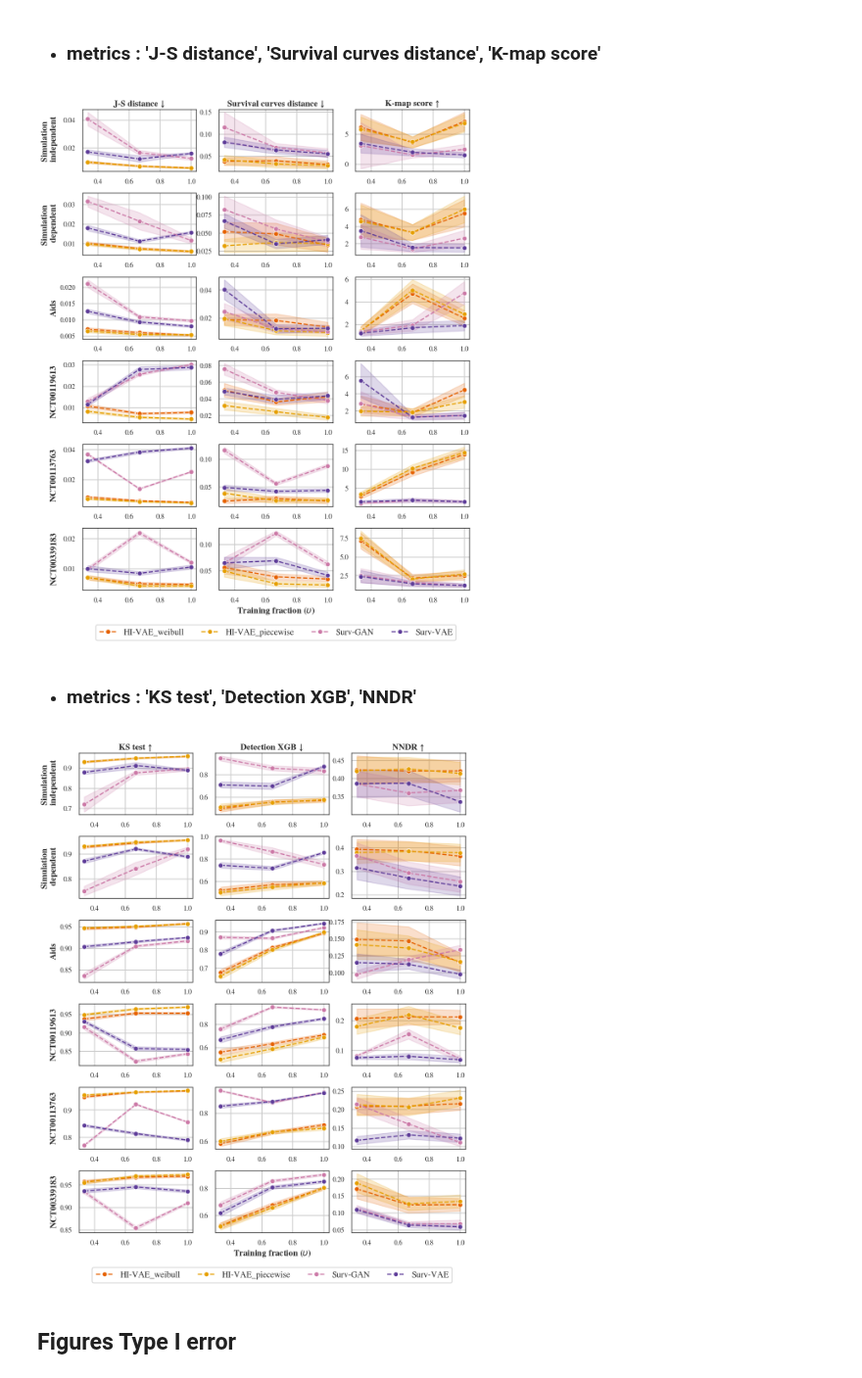
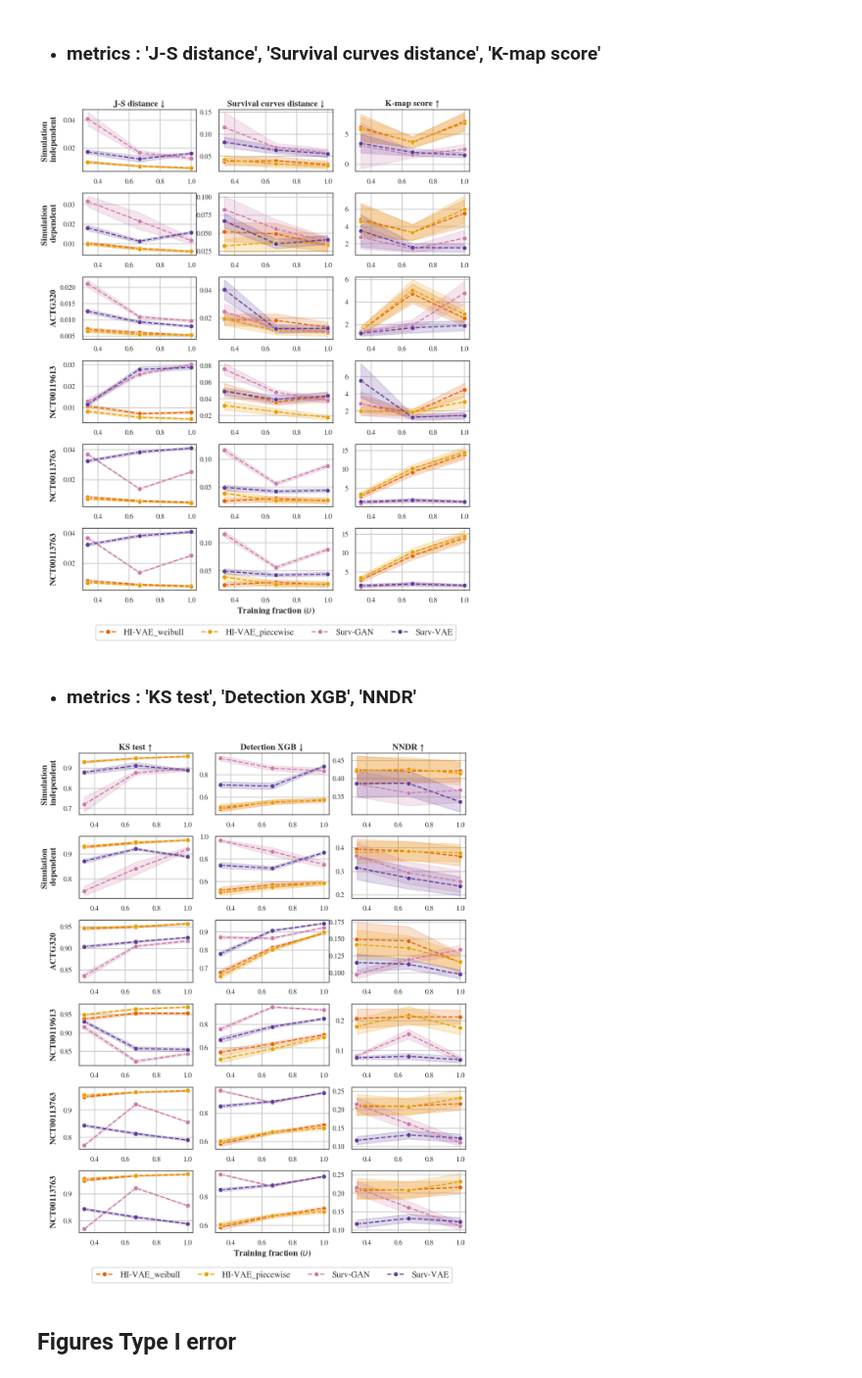
Before and after one commit to aguilloux/survgen-clinical-trials, a Jupyter notebook: visualization notebook/notebook_figures_paper.ipynb, the cells around one changed output. Shown at 98% size. Saved outputs shown, nothing was run; the diff lists cells and outputs as text; code cells hidden in the pictures.

```diff
--- a/visualization notebook/notebook_figures_paper.ipynb
+++ b/visualization notebook/notebook_figures_paper.ipynb
@@ -70,8 +70,8 @@ for col in results_control_dep.columns:
 # %%
 generators_sel = ["HI-VAE_weibull", "HI-VAE_piecewise", "Surv-GAN", "Surv-VAE"]
 
-palette = {"Theoritical (original)": "#0072B2",
-           "Theoritical (downsized)": "#009E73",
+palette = {"Theoretical (original)": "#0072B2",
+           "Theoretical (downsized)": "#009E73",
            'HI-VAE_piecewise' : "#E69F00",
            'HI-VAE_piecewise_prior': "#F0E442",
            'HI-VAE_weibull': "#E66101",
@@ -79,8 +79,8 @@ palette = {"Theoritical (original)": "#0072B2",
            'Surv-VAE': "#5E3C99",
            'Surv-GAN': "#CC79A7"}
 
-custom_dashes = {"Theoritical (original)": "",
-           "Theoritical (downsized)": "",
+custom_dashes = {"Theoretical (original)": "",
+           "Theoretical (downsized)": "",
            'HI-VAE_piecewise' : (5,2),
            'HI-VAE_piecewise_prior': (5,2),
            'HI-VAE_weibull': (5,2),
@@ -168,7 +168,7 @@ for j, ax in enumerate(axs_[1]):
     ax.legend().remove()
 
 
-dataset_names = ["Aids", "SAS_1", "SAS_2", "SAS_3"]
+dataset_names = ["ACTG320", "NCT00119613", "NCT00113763", "NCT00113763"]
 list_n_samples_control = [(1/3), (2/3), 1.0]
 for l, axs in enumerate(axs_[2:]):
     res_dir = parent_path +  "/dataset/" + dataset_names[l]
@@ -198,13 +198,6 @@ for l, axs in enumerate(axs_[2:]):
         ax.set_ylabel('')
         ax.set_title('')
         if j == 0:
-            if dataset_names[l] == "SAS_1":
-                ax.set_ylabel("NCT00119613", fontsize=15, fontweight="semibold")
-            elif dataset_names[l] == "SAS_2":
-                ax.set_ylabel("NCT00113763", fontsize=15, fontweight="semibold")
-            elif dataset_names[l] == "SAS_3":
-                ax.set_ylabel("NCT00339183", fontsize=15, fontweight="semibold")
-            else:
                 ax.set_ylabel(dataset_names[l], fontsize=15, fontweight="semibold")
         else:
             ax.set_ylabel('')
@@ -217,7 +210,7 @@ plt.legend(ncol=4, loc="lower center", bbox_to_anchor=(-.7, -.88), fontsize=15)
 plt.savefig("../figures/datasets_perf_traincontrol_all", bbox_inches="tight")
 plt.show()
 # %% [output]
-[figure, old version]
+[figure, new version]
 # %% [markdown]
 - ### metrics : 'KS test', 'Detection XGB', 'NNDR'
 # %%
@@ -295,7 +288,7 @@ for j, ax in enumerate(axs_[1]):
     ax.legend().remove()
 
 ## REAL DATASETS
-dataset_names = ["Aids", "SAS_1", "SAS_2", "SAS_3"]
+dataset_names = ["ACTG320", "NCT00119613", "NCT00113763", "NCT00113763"]
 list_n_samples_control = [(1/3), (2/3), 1.0]
 for l, axs in enumerate(axs_[2:]):
     res_dir = parent_path +  "/dataset/" + dataset_names[l]
@@ -309,42 +302,35 @@ for l, axs in enumerate(axs_[2:]):
     results_ext_ = results_ext.groupby(["Augmentation percentage", "generator"]).mean().reset_index()
     results_ext_ = results_ext_[results_ext_.generator.isin(generators_sel)]
     for j, ax in enumerate(axs):
         # Format axis spines
         metric_name, opt = metrics[j]
         for spine in ax.spines.values():
             spine.set_linewidth(1)
             spine.set_edgecolor('black')
 
         sns.lineplot(data=results_ext, x="Augmentation percentage", y=metric_name, hue="generator", ax=ax,
                     linewidth = 2, palette = palette, errorbar = ("sd", .5),
                     linestyle='--', marker = "o", markersize=8)
         if (l == len(dataset_names) - 1) & (j == 1):
             ax.set_xlabel('Training fraction ($\\upsilon$)', fontsize=15, fontweight="semibold")
         else:
             ax.set_xlabel('')
         ax.set_ylabel('')
         ax.set_title('')
         if j == 0:
-            if dataset_names[l] == "SAS_1":
-                ax.set_ylabel("NCT00119613", fontsize=15, fontweight="semibold")
-            elif dataset_names[l] == "SAS_2":
-                ax.set_ylabel("NCT00113763", fontsize=15, fontweight="semibold")
-            elif dataset_names[l] == "SAS_3":
-                ax.set_ylabel("NCT00339183", fontsize=15, fontweight="semibold")
-            else:
-                ax.set_ylabel(dataset_names[l], fontsize=15, fontweight="semibold")
+            ax.set_ylabel(dataset_names[l], fontsize=15, fontweight="semibold")
         else:
             ax.set_ylabel('')
 
         ax.tick_params(axis='x', labelsize=12)
         ax.tick_params(axis='y', labelsize=12)
         ax.legend().remove()
 fig.align_labels()
 plt.legend(ncol=4, loc="lower center", bbox_to_anchor=(-.7, -.88), fontsize=15)
 plt.savefig("../figures/datasets_perf_traincontrol_all_sup", bbox_inches="tight")
 plt.show()
 # %% [output]
-[figure, old version]
+[figure, new version]
 # %% [markdown]
 ## Figures Type I error
 # %% [markdown]
```
Also changed, not shown: parts of 17 cells of this notebook.
